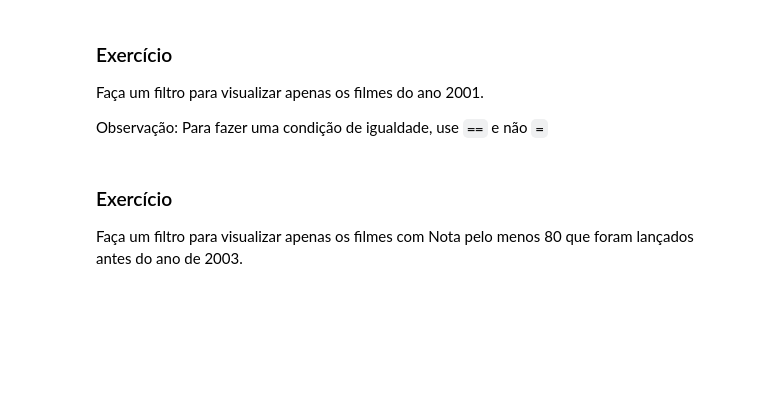
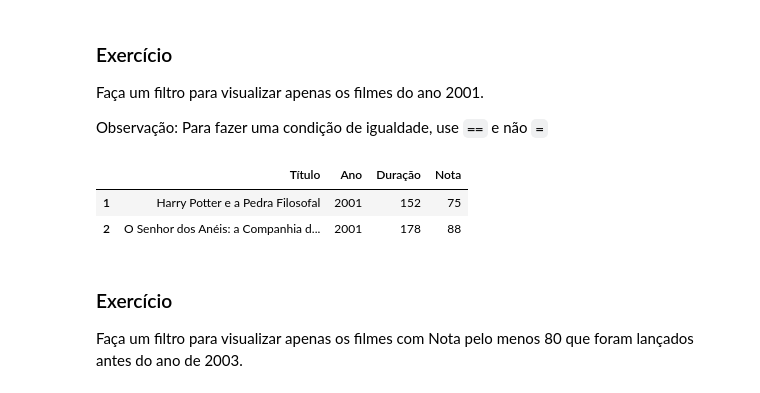
Before and after one commit to lorran77/Atividade-Site, a Jupyter notebook: BCC_04_Bases_Dados(Tabelas)_Manipulacao_Dados.ipynb, the cells around one changed output. Saved outputs shown, nothing was run; the diff lists cells and outputs as text; code cells hidden in the pictures; blank space fills up the shorter version.

```diff
--- a/BCC_04_Bases_Dados(Tabelas)_Manipulacao_Dados.ipynb
+++ b/BCC_04_Bases_Dados(Tabelas)_Manipulacao_Dados.ipynb
@@ -561,6 +564,11 @@ Faça um filtro para visualizar apenas os filmes do ano 2001.
 Observação: Para fazer uma condição de igualdade, use ``==`` e não ``=``
 # %%
 # Sua resposta
+df.query("Ano == 2001")
+# %% [output]
+|  | Título | Ano | Duração | Nota |
+| 1 | Harry Potter e a Pedra Filosofal | 2001 | 152 | 75 |
+| 2 | O Senhor dos Anéis: a Companhia d... | 2001 | 178 | 88 |
 # %% [markdown]
 ### Exercício
 
```
Also changed, not shown: parts of 10 cells of this notebook.
